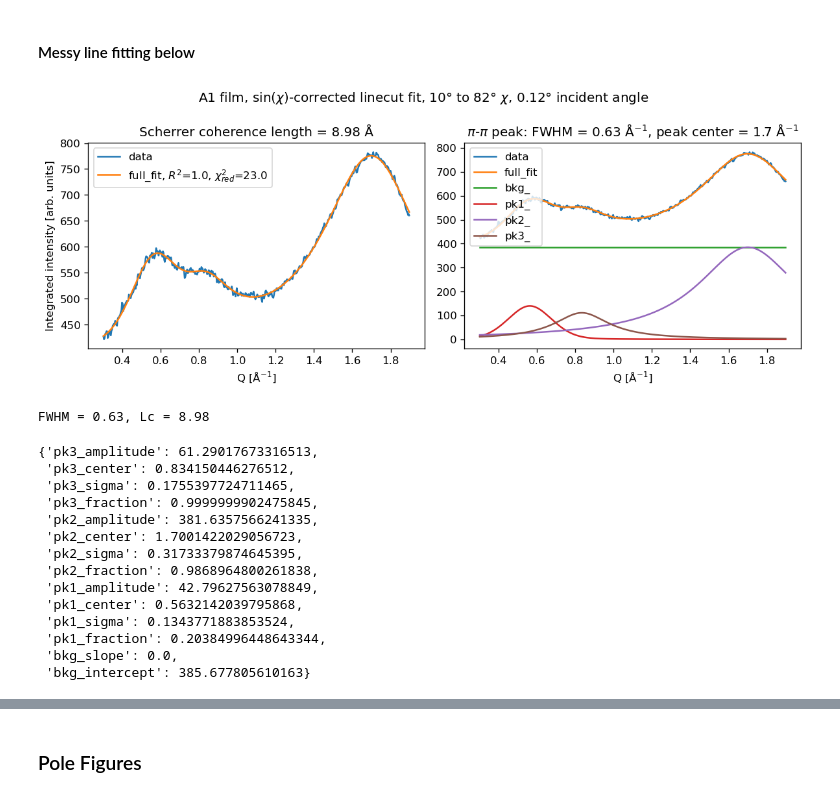
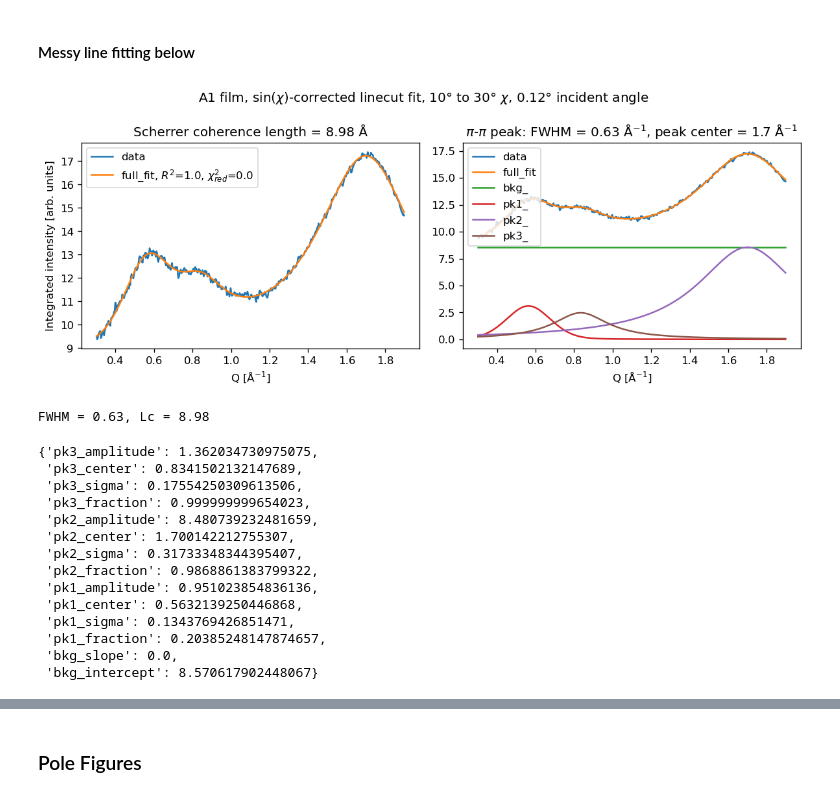
Before and after one commit to andrewjlevin/giwaxs_suite, a Jupyter notebook: nsls2_notebooks/2023C2_ex_situ/cms-giwaxs_plotting_A1-3.ipynb, the cells around one changed output, grey strips where cells are left out. Saved outputs shown, nothing was run; the diff lists cells and outputs as text; code cells hidden in the pictures.

```diff
--- a/nsls2_notebooks/2023C2_ex_situ/cms-giwaxs_plotting_A1-3.ipynb
+++ b/nsls2_notebooks/2023C2_ex_situ/cms-giwaxs_plotting_A1-3.ipynb
@@ -37,7 +37,7 @@ def select_attrs(data_arrays_iterable, selected_attrs_dict):
     sublist = list(data_arrays_iterable)
 
     for attr_name, attr_values in selected_attrs_dict.items():
-        sublist = [da for da in sublist if da.attrs[attr_name] in attr_values]
+        sublist = [da.copy() for da in sublist if da.attrs[attr_name] in attr_values]
 
     return sublist
 
@@ -156,7 +156,7 @@ sorted([f.name for f in samplesPath.iterdir()])  # a way to list just the filena
 # %% [markdown]
 ### Load dataset
 # %%
-filename = 'A1-3set_recip_stitched.zarr'
+filename = 'A1-3set_raw_stitched.zarr'
 DS = xr.open_zarr(samplesPath.joinpath(filename))
 DS = DS.where(DS>1e-6)
 DS
@@ -189,3 +165,35 @@ PosixPath('/nsls2/data/cms/proposals/2023-2/pass-311415/AL_processed_data/A1-3se
+# %%
+# 2D raw pixels cartesian plots
+x_min = 150
+x_max = 850
+y_min = 100
+y_max = 650
+
+# savePath = outPath.joinpath('A1-3set_waxs/bcy651/recip_plots_v1')
+
+selected_attrs_dict = {'film':['D18p1']}
+selected_DAs = select_attrs(DS.data_vars.values(), selected_attrs_dict)
+
+for DA in tqdm(selected_DAs):
+    # Slice data for selected q ranges (will need to rename q_xy if dimensions are differently named)
+    sliced_DA = DA.sel(pix_x=slice(x_min, x_max), pix_y=slice(y_min, y_max))
+
+    real_min = float(sliced_DA.compute().quantile(0.01))
+    cmin = 1 if real_min < 1 else real_min
+
+    cmax = float(sliced_DA.compute().quantile(0.995))
+
+    # Plot
+    ax = sliced_DA.plot.imshow(origin='upper', cmap=cmap, norm=plt.Normalize(cmin, cmax), interpolation='antialiased', figsize=(5.5,3.3))
+    ax.colorbar.set_label('Intensity [arb. units]', rotation=270, labelpad=15)
+    ax.axes.set(aspect='equal', title=f'Stitched detector image: {DA.film}, $\\alpha_i$ = {float(DA.incident_angle[2:])}°',
+                xlabel='x pixels [num]', ylabel='y pixels [num]')
+    ax.figure.set(tight_layout=True, dpi=130)
+
+    # ax.figure.savefig(savePath.joinpath(f'{DA.film}_qxy{qxy_min}to{qxy_max}_qz{qz_min}to{qz_max}_{DA.incident_angle}.png'), dpi=150)
+
+    plt.show()
+    plt.close('all')
 # %%
 # 2D reciprocal space cartesian plots
 qxy_min = -1.1
@@ -757,5 +702,11 @@ def fit_plotter(q, I, out):
 # %% [markdown]
 #### Messy line fitting below
+# %%
+thicknesses = {
+    'A1': 45,
+    'A2': 30,
+    'A3': 35
+}
 # %%
 ### A1
 
@@ -779,6 +730,7 @@ selected_DAs = select_attrs(folded_corr_DAs, selected_attrs_dict)
 
 
 DA = selected_DAs[1].copy()
+DA.data = DA.data / thicknesses['A1']
 
 OOP_linecut_DA = DA.sel(chi=slice(oop_chi_min, oop_chi_max), qr=slice(0.3, 1.9)).integrate('chi')
 
@@ -813,47 +765,47 @@ pars['pk2_amplitude'].set(min=0)
 pk3_mod = models.PseudoVoigtModel(prefix='pk3_')
 pars += pk3_mod.guess(y, x, center=0.8)
 pars['pk3_center'].set(max=0.9, min = 0.7)
 pars['pk3_amplitude'].set(min=0)
 
 
 # Combine into full model
 mod = bkg_mod + pk1_mod + pk2_mod + pk3_mod
 
 # Run fit and store all info in a ModelResult object
 out = mod.fit(y, pars, x=x)
 FWHM = np.round(float(out.params['pk2_fwhm']), 2)
 center = np.round(float(out.params['pk2_center']), 2)
 Lc = np.round((2*np.pi*0.9)/FWHM, 2)
 
 # Plot
 axs, fig = fit_plotter(x, y, out)
 fig.set(size_inches=(10,4), tight_layout=True, dpi=120)
 
 axs[0].set(ylabel=f'Integrated intensity [arb. units]', title=f'Scherrer coherence length = {Lc} Å')
 axs[1].set(title=f'$\pi$-$\pi$ peak: FWHM = {FWHM}' + ' Å$^{-1}$, ' + f'peak center = {center}' + ' Å$^{-1}$')
-fig.suptitle(f'{DA.film} film, sin($\chi$)-corrected linecut fit, {chi_min}° to {chi_max}° $\chi$, {DA.incident_angle[2:-1]}° incident angle')
+fig.suptitle(f'{DA.film} film, sin($\chi$)-corrected linecut fit, {oop_chi_min}° to {oop_chi_max}° $\chi$, {DA.incident_angle[2:-1]}° incident angle')
 
 # fig.savefig(savePath.joinpath(f'{DA.film}_{intensity_type}_{DA.incident_angle}_{oop_chi_min}to{oop_chi_max}chi.png'), dpi=120)
 plt.show()
 plt.close('all')
 
 
 print(f'FWHM = {FWHM}, Lc = {Lc}\n')
 display(out.best_values)
 # %% [output]
-[figure, old version]
+[figure, new version]
 FWHM = 0.63, Lc = 8.98
-{'pk3_amplitude': 61.29017673316513,
- 'pk3_center': 0.834150446276512,
- 'pk3_sigma': 0.1755397724711465,
- 'pk3_fraction': 0.9999999902475845,
- 'pk2_amplitude': 381.6357566241335,
- 'pk2_center': 1.7001422029056723,
- 'pk2_sigma': 0.31733379874645395,
- 'pk2_fraction': 0.9868964800261838,
- 'pk1_amplitude': 42.79627563078849,
- 'pk1_center': 0.5632142039795868,
- 'pk1_sigma': 0.1343771883853524,
- 'pk1_fraction': 0.20384996448643344,
+{'pk3_amplitude': 1.362034730975075,
+ 'pk3_center': 0.8341502132147689,
+ 'pk3_sigma': 0.17554250309613506,
+ 'pk3_fraction': 0.999999999654023,
+ 'pk2_amplitude': 8.480739232481659,
+ 'pk2_center': 1.700142212755307,
+ 'pk2_sigma': 0.31733348344395407,
+ 'pk2_fraction': 0.9868861383799322,
+ 'pk1_amplitude': 0.951023854836136,
+ 'pk1_center': 0.5632139250446868,
+ 'pk1_sigma': 0.1343769426851471,
+ 'pk1_fraction': 0.20385248147874657,
  'bkg_slope': 0.0,
- 'bkg_intercept': 385.677805610163}
+ 'bkg_intercept': 8.570617902448067}
```
Also changed, not shown: parts of 23 cells of this notebook, 2 other files.
